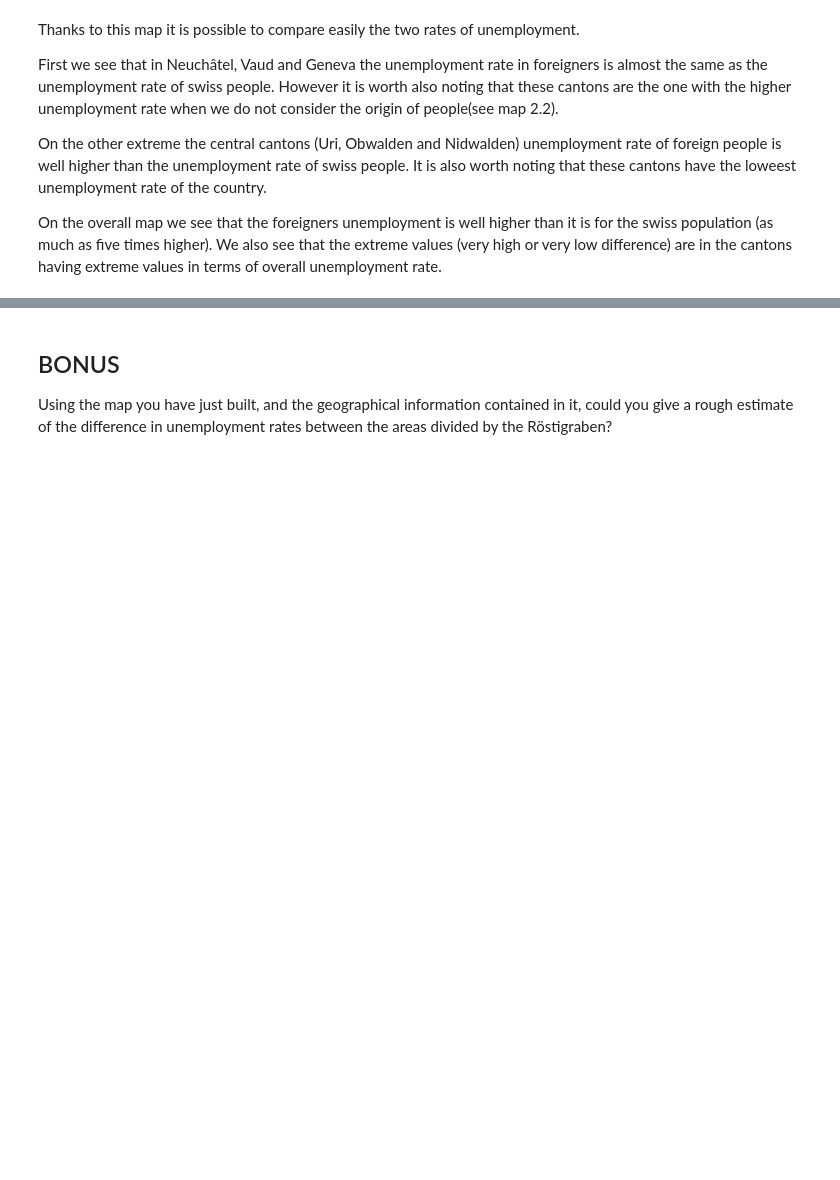
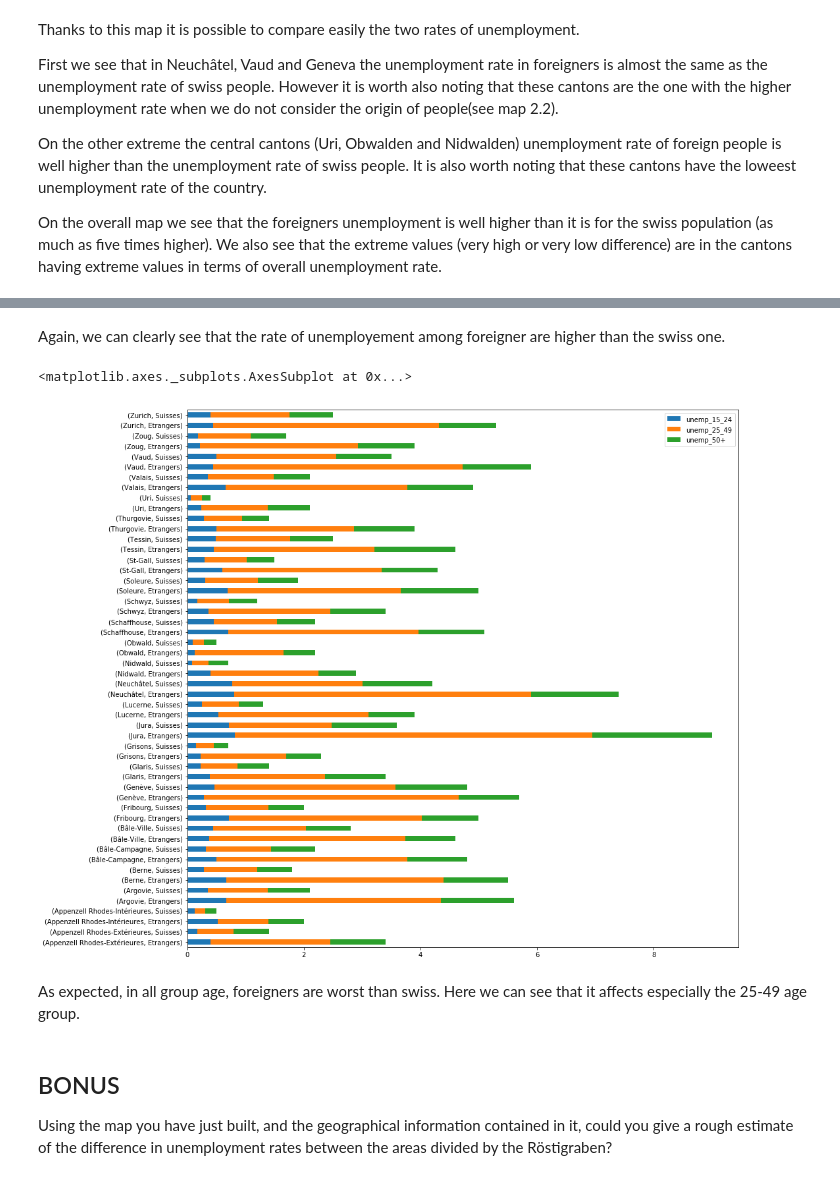
Before and after one commit to AWehenkel/ADA-2017, a Jupyter notebook: 03 - Interactive Viz/HW3.ipynb, the cells around one changed output, grey strips where cells are left out. Drawn from its saved outputs; the diff is of its cells as text; code cells hidden in the pictures; blank space fills up the shorter version.

```diff
--- a/03 - Interactive Viz/HW3.ipynb
+++ b/03 - Interactive Viz/HW3.ipynb
@@ -285,3 +418,14 @@ remain.plot.bar(stacked=True, ax=ax)
+# %% [markdown]
+Again, we can clearly see that the rate of unemployement among foreigner are higher than the swiss one.
+# %%
+# now to clearly see the difference per canton among group age
+fig, ax = plt.subplots(figsize=(15,15))
+dataframe_to_plot.plot.barh(stacked=True, ax=ax)
+# %% [output]
+<matplotlib.axes._subplots.AxesSubplot at 0x...>
+[figure, added]
+# %% [markdown]
+As expected, in all group age, foreigners are worst than swiss. Here we can see that it affects especially the 25-49 age group.
 # %% [markdown]
 ## BONUS ##
 Using the map you have just built, and the geographical information contained in it, could you give a rough estimate of the difference in unemployment rates between the areas divided by the Röstigraben?
```
Also changed, not shown: parts of 13 cells of this notebook, 2 other files.
